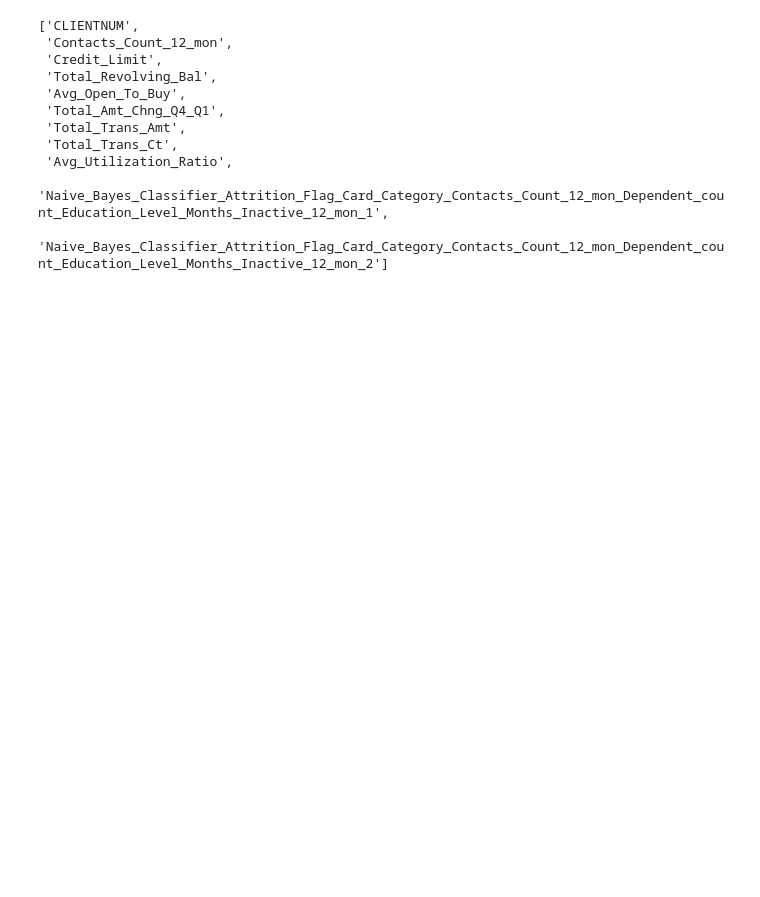
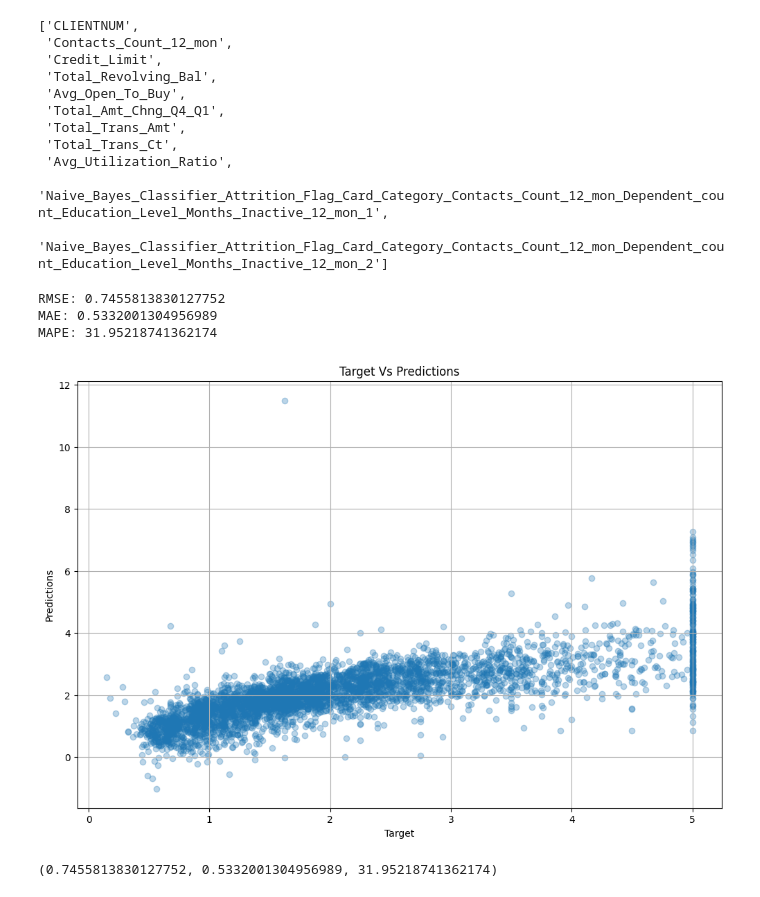
Before and after one commit to enax93/ToolBoox, a Jupyter notebook: Toollbox_II/Pruebas_Emma.ipynb, the cells around one changed output. Saved outputs shown, nothing was run; the diff lists cells and outputs as text; code cells hidden in the pictures; blank space fills up the shorter version.

```diff
--- a/Toollbox_II/Pruebas_Emma.ipynb
+++ b/Toollbox_II/Pruebas_Emma.ipynb
@@ -126,0 +209,26 @@ get_features_num_classification(df,"Gender",0.05)
+# %%
+from sklearn.datasets import fetch_california_housing
+from sklearn.model_selection import train_test_split
+from sklearn.linear_model import LinearRegression
+
+# Cargar el dataset
+data = fetch_california_housing()
+X = data.data
+y = data.target
+
+# Dividir el dataset
+X_train, X_test, y_train, y_test = train_test_split(X, y, test_size=0.2, random_state=42)
+
+# Entrenar un modelo simple
+model = LinearRegression()
+model.fit(X_train, y_train)
+predictions = model.predict(X_test)
+
+# Evaluar el modelo
+eval_model(y_test, predictions, 'regression', ['RMSE', 'MAE', 'MAPE', 'GRAPH'])
+# %% [output]
+RMSE: 0.7455813830127752
+MAE: 0.5332001304956989
+MAPE: 31.95218741362174
+[figure, added]
+(0.7455813830127752, 0.5332001304956989, 31.95218741362174)
```
Also changed, not shown: parts of 2 cells of this notebook, 3 other files.
